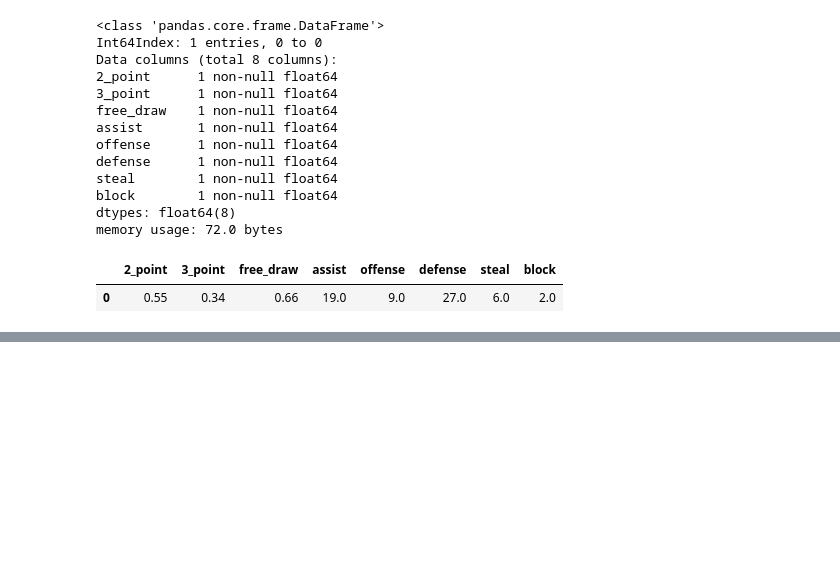
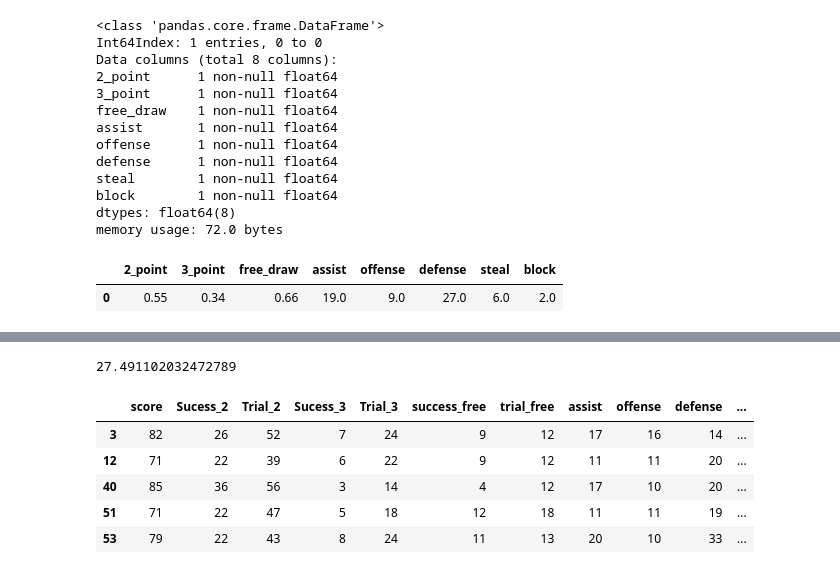
Before and after one commit to DaewonSeo/naver_sports, a Jupyter notebook: team_versus_team.ipynb, the cells around one changed output, grey strips where cells are left out. Cells and saved outputs as stored; diff of their text form; code cells hidden in the pictures; blank space fills up the shorter version.

```diff
--- a/team_versus_team.ipynb
+++ b/team_versus_team.ipynb
@@ -239,0 +307,17 @@ array([ 82.54110945])
+# %%
+mean_squared_error(target_lg_predict, target_lg_y)
+# %% [output]
+27.491102032472789
+# %%
+df1_lg = df1[df1['team'] == 'LG']
+# %%
+df1_lg = df1_lg.iloc[:, 3:]
+# %%
+df1_lg
+# %% [output]
+|  | score | Sucess_2 | Trial_2 | Sucess_3 | Trial_3 | success_free | trial_free | assist | offense | defense | ... |
+| 3 | 82 | 26 | 52 | 7 | 24 | 9 | 12 | 17 | 16 | 14 | ... |
+| 12 | 71 | 22 | 39 | 6 | 22 | 9 | 12 | 11 | 11 | 20 | ... |
+| 40 | 85 | 36 | 56 | 3 | 14 | 4 | 12 | 17 | 10 | 20 | ... |
+| 51 | 71 | 22 | 47 | 5 | 18 | 12 | 18 | 11 | 11 | 19 | ... |
+| 53 | 79 | 22 | 43 | 8 | 24 | 11 | 13 | 20 | 10 | 33 | ... |
```
Also changed, not shown: parts of 21 cells of this notebook, 6 other files.
